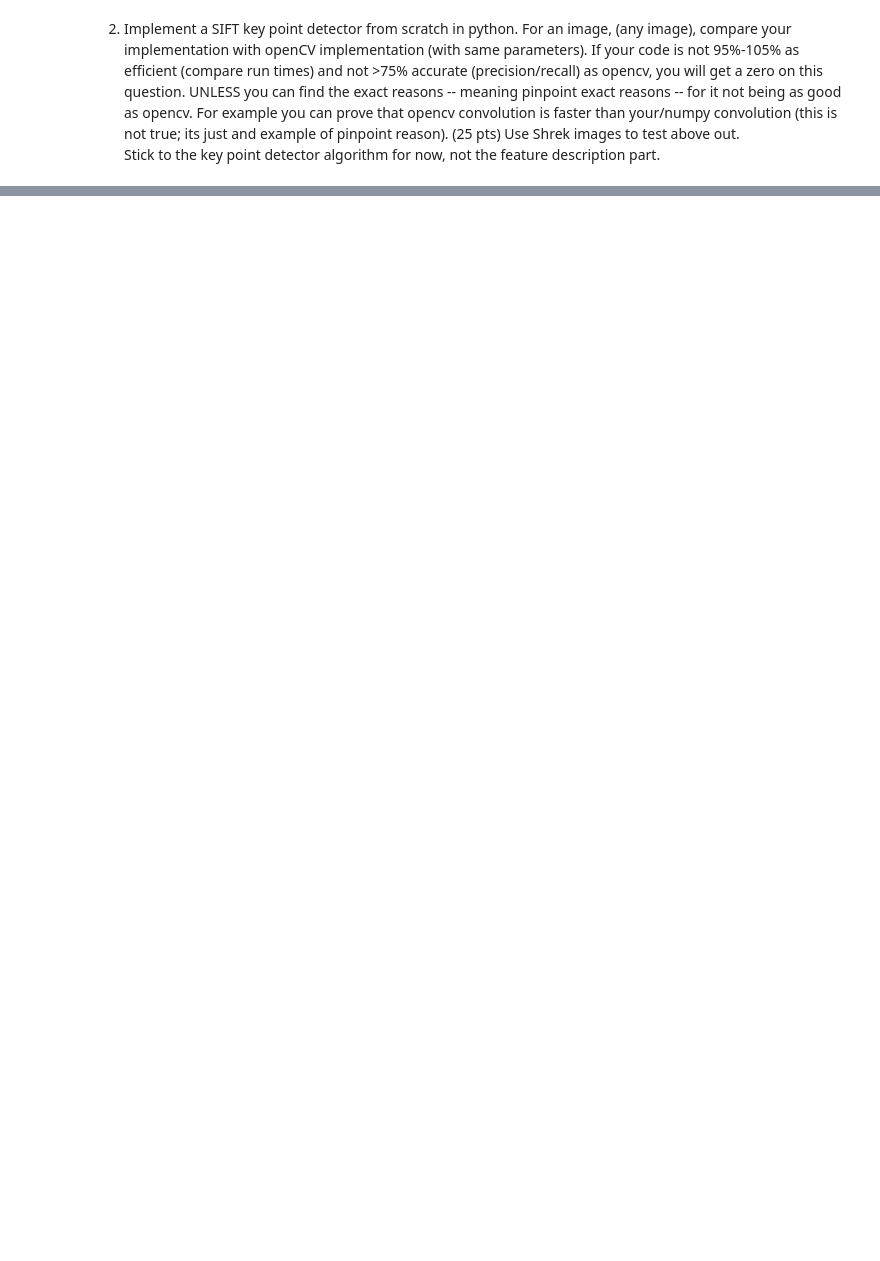
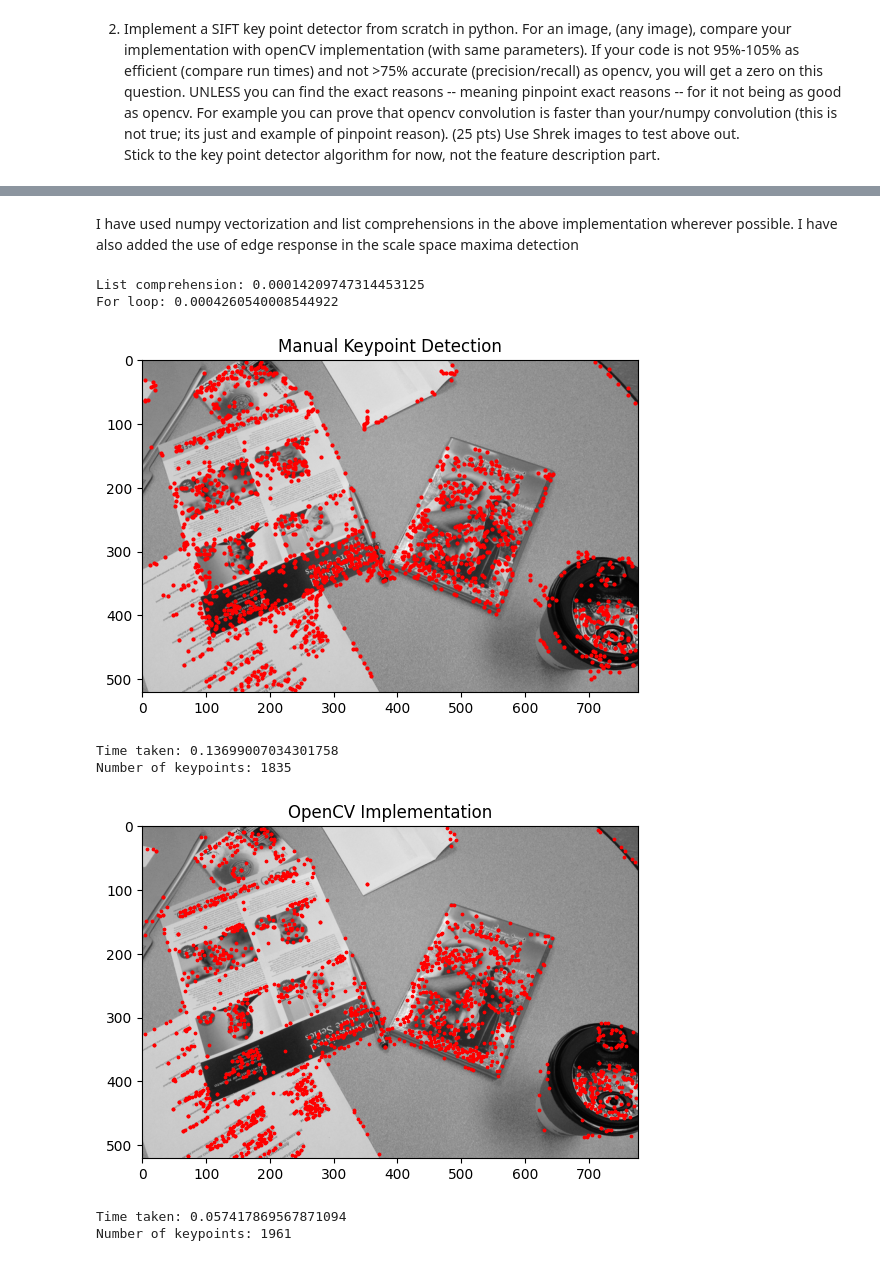
Before and after one commit to natharyan/CS-2467-Monsoon-2024, a Jupyter notebook: PSET2/2.ipynb, the cells around one changed output, grey strips where cells are left out. Saved outputs shown, nothing was run; the diff lists cells and outputs as text; code cells hidden in the pictures; blank space fills up the shorter version.

```diff
--- a/PSET2/2.ipynb
+++ b/PSET2/2.ipynb
@@ -259,0 +416,53 @@ Number of keypoints: 1158
+# %% [markdown]
+I have used numpy vectorization and list comprehensions in the above implementation wherever possible. I have also added the use of edge response in the scale space maxima detection
+# %%
+start = time.time()
+[i for i in range(1000)]
+print("List comprehension:",time.time() - start)
+
+start = time.time()
+arr = []
+for i in range(1000):
+    arr.append(i)
+print("For loop:",time.time() - start)
+# %% [output]
+List comprehension: 0.00014209747314453125
+For loop: 0.0004260540008544922
+# %%
+import cv2
+import matplotlib.pyplot as plt
+import time
+
+shreklarge = cv2.imread('reference.png')
+gray_shreklarge = cv2.cvtColor(shreklarge,cv2.COLOR_BGR2GRAY)
+shreksmall = cv2.imread('test.png')
+gray_shreksmall = cv2.cvtColor(shreksmall,cv2.COLOR_BGR2GRAY)
+
+start = time.time()
+sift_detector = SIFT_Keypoint_Detector(nfeatures=0, nLayersinOctave=3, contrastThreshold=0.13, edgeThreshold=10, sigma=1.6)
+keypoints = sift_detector.detect_keypoints(gray_shreksmall)
+scratch_impl_time = time.time() - start
+sift_detector.draw_keypoints(gray_shreksmall, keypoints)
+print("Time taken:",scratch_impl_time)
+print("Number of keypoints:",len(keypoints))
+
+start = time.time()
+sift = cv2.SIFT_create()
+keypoints1 = sift.detect(gray_shreksmall, None)
+opencvtime1 = time.time() - start
+
+plt.imshow(gray_shreksmall, cmap='gray')
+for kp in keypoints1:
+    plt.scatter(kp.pt[0], kp.pt[1], c='red', s=3)
+plt.title('OpenCV Implementation')
+plt.show()
+
+print("Time taken:",opencvtime1)
+print("Number of keypoints:",len(keypoints1))
+# %% [output]
+[figure, added]
+Time taken: 0.13699007034301758
+Number of keypoints: 1835
+[figure, added]
+Time taken: 0.057417869567871094
+Number of keypoints: 1961
```
Also changed, not shown: parts of 13 cells of this notebook, 1 other file.
